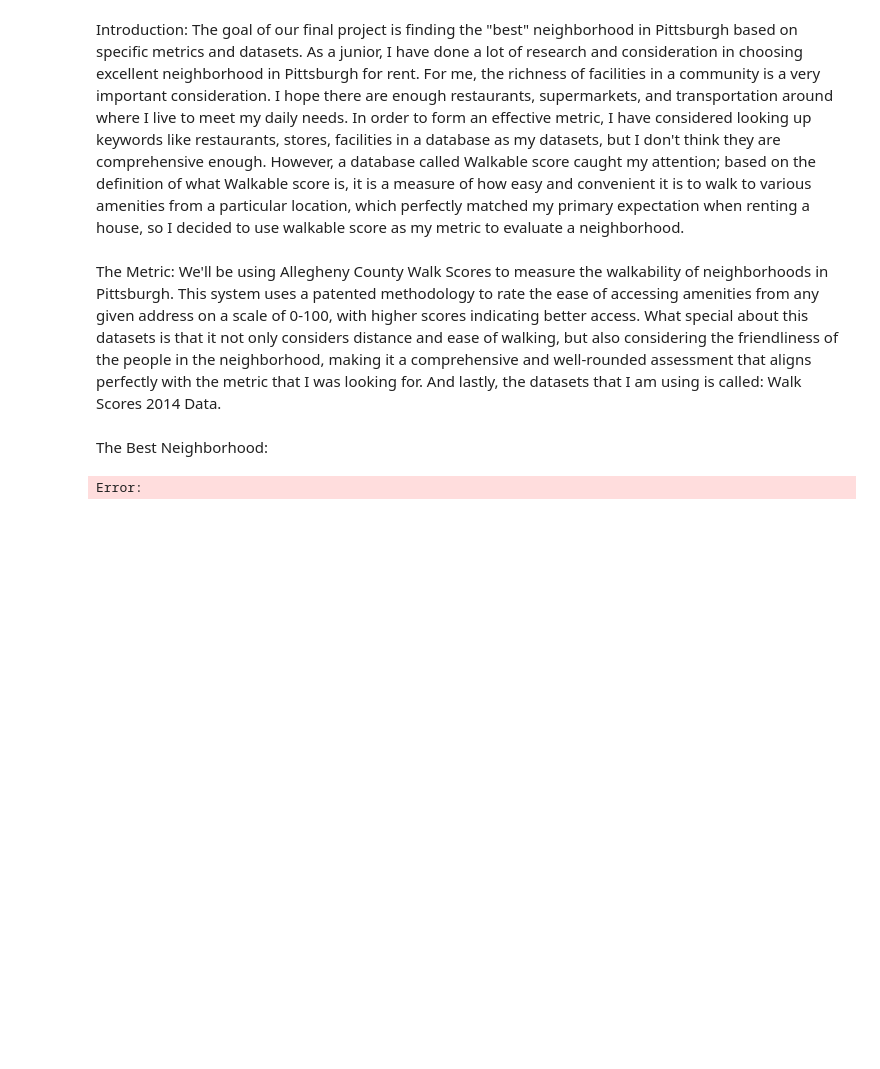
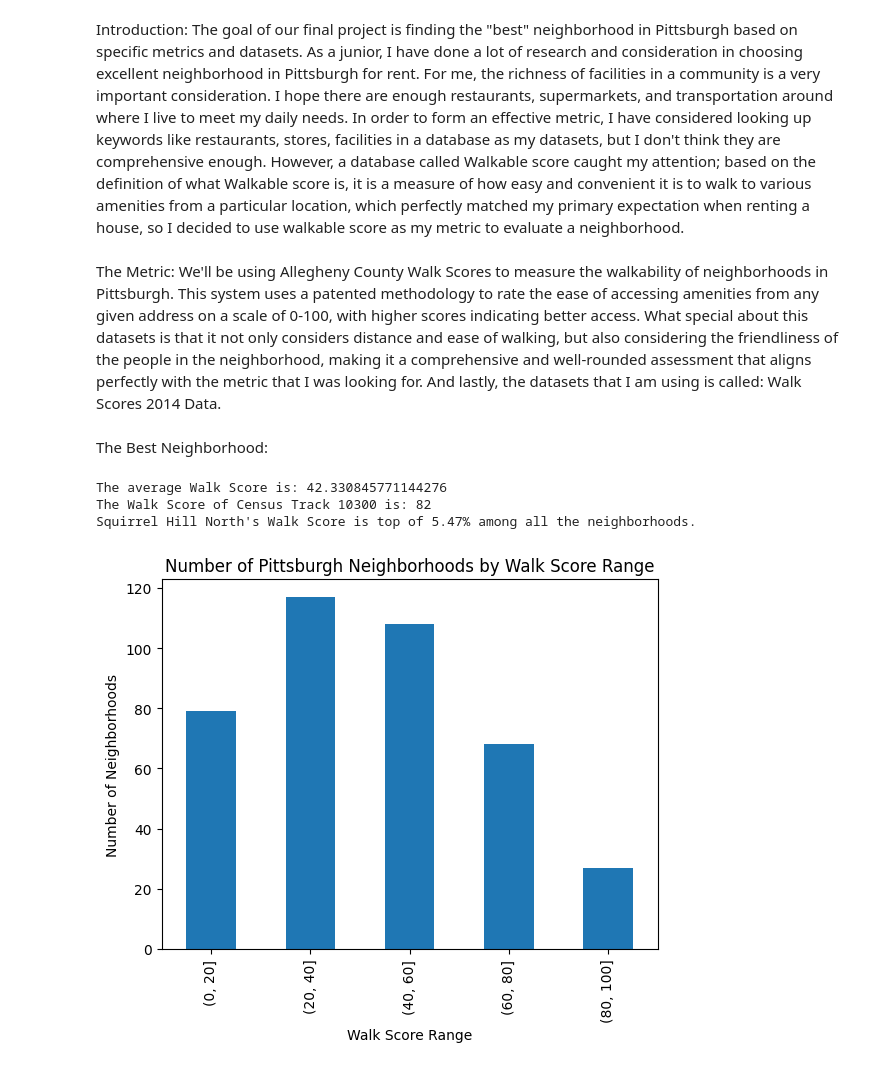
Before and after one commit to XRdXu/CS0010-Final-Project, a Jupyter notebook: RuohengXu'sNoteBook.ipynb, the cells around one changed output. Cells and saved outputs as stored; diff of their text form; code cells hidden in the pictures; blank space fills up the shorter version.

Commit message:
data done

```diff
--- a/RuohengXu'sNoteBook.ipynb
+++ b/RuohengXu'sNoteBook.ipynb
@@ -4,11 +4,47 @@ Introduction: The goal of our final project is finding the "best" neighborhood i
 The Metric: We'll be using Allegheny County Walk Scores to measure the walkability of neighborhoods in Pittsburgh. This system uses a patented methodology to rate the ease of accessing amenities from any given address on a scale of 0-100, with higher scores indicating better access.  What special about this datasets is that it not only considers distance and ease of walking, but also considering the friendliness of the people in the neighborhood, making it a comprehensive and well-rounded assessment that aligns perfectly with the metric that I was looking for. And lastly, the datasets that I am using is called: Walk Scores 2014 Data.
 # %% [markdown]
 The Best Neighborhood:
-# %%
-import os
-import pandas as pd
-
-data_path = os.path.join(os.getcwd(), 'datasets', 'walkscorect.xls-walk-score-by-ct.csv')
-df = pd.read_csv(data_path)
-# %% [output]
-Error:
+# %%
+import os
+import pandas as pd
+import matplotlib.pyplot as plt
+
+data_path = os.path.join(os.getcwd(), 'datasets', 'walkscorect.xls-walk-score-by-ct.csv')
+df = pd.read_csv(data_path)
+
+# Avrage work score
+walk_score_mean = df['Walk Score'].mean()
+print("The average Walk Score is:", walk_score_mean)
+
+# Get the Walk score of the expecting Neighborhood(Census Tract 10300 is located in the Squirrel Hill North neighborhood of Pittsburgh)
+SquirrelHillNorth_walkscore = df.loc[df['Census Tract'] == 10300, 'Walk Score'].iloc[0]
+print("The Walk Score of Census Track 10300 is:", SquirrelHillNorth_walkscore)
+
+# Calculate the number of neighborhoods that has a walk_socre less than SquirrelHillNorth_walkscore
+rank = len(df[df['Walk Score'] > SquirrelHillNorth_walkscore])
+
+# Calculate the percentile of SquirrelHillNorth in terms of walk score
+percentile = (rank / len(df)) * 100
+
+print("Squirrel Hill North's Walk Score is top of %.2f%% among all the neighborhoods." % percentile)
+
+# Define the ranges for the Walk Scores
+ranges = [0, 20, 40, 60, 80, 100]
+
+# X will be the Walk Score range
+grouped = df.groupby(pd.cut(df["Walk Score"], bins=ranges))
+
+# Y will be the number of Neighborhoods in each range
+count = grouped.size()
+
+# Visualize the number of neighborhoods in each range
+count.plot(kind="bar")
+plt.title("Number of Pittsburgh Neighborhoods by Walk Score Range")
+plt.xlabel("Walk Score Range")
+plt.ylabel("Number of Neighborhoods")
+plt.show()
+# %% [output]
+The average Walk Score is: 42.330845771144276
+The Walk Score of Census Track 10300 is: 82
+Squirrel Hill North's Walk Score is top of 5.47% among all the neighborhoods.
+[figure, added]
```
